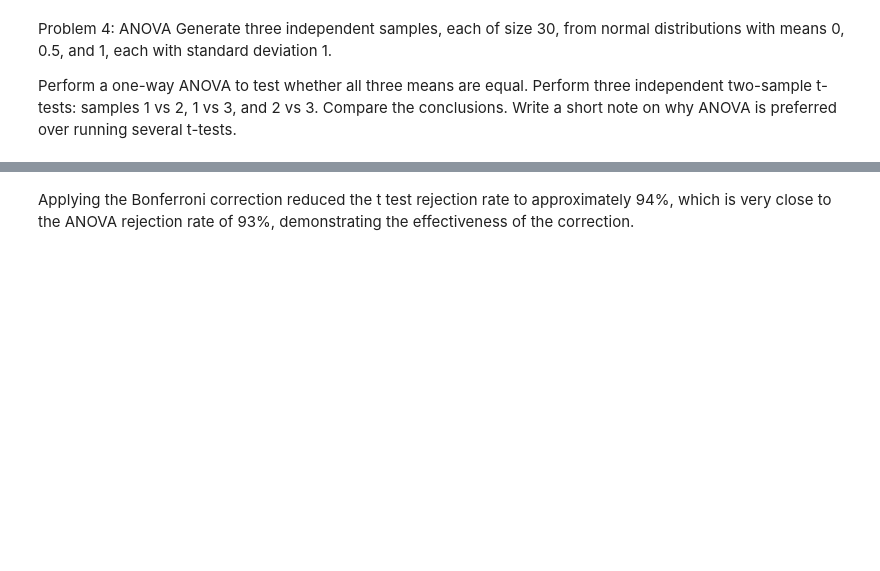
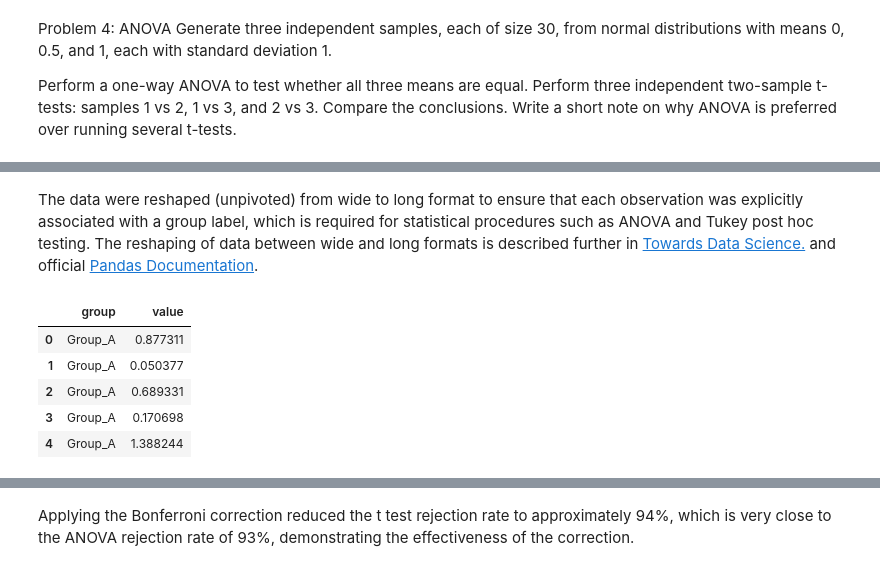
Before and after one commit to Gtalen/applied-statistics, a Jupyter notebook: problems.ipynb, the cells around one changed output, grey strips where cells are left out. Cells and saved outputs as stored; diff of their text form; code cells hidden in the pictures; blank space fills up the shorter version.

```diff
--- a/problems.ipynb
+++ b/problems.ipynb
@@ -561,0 +607,15 @@ Write a short note on why ANOVA is preferred over running several t-tests.
+# %% [markdown]
+The data were reshaped (unpivoted) from wide to long format to ensure that each observation was explicitly associated with a group label, which is required for statistical procedures such as ANOVA and Tukey post hoc testing. The reshaping of data between wide and long formats is described further in [Towards Data Science.](https://towardsdatascience.com/reshaping-a-pandas-dataframe-long-to-wide-and-vice-versa-517c7f0995ad/) and official [Pandas Documentation](https://pandas.pydata.org/docs/reference/api/pandas.melt.html).
+# %%
+# Rearranging the dataframe from wide to long format
+df_long = df_wide.melt(var_name="group", value_name="value")
+
+# Show
+df_long.head()
+# %% [output]
+|  | group | value |
+| 0 | Group_A | 0.877311 |
+| 1 | Group_A | 0.050377 |
+| 2 | Group_A | 0.689331 |
+| 3 | Group_A | 0.170698 |
+| 4 | Group_A | 1.388244 |
```
Also changed, not shown: parts of 38 cells of this notebook.
